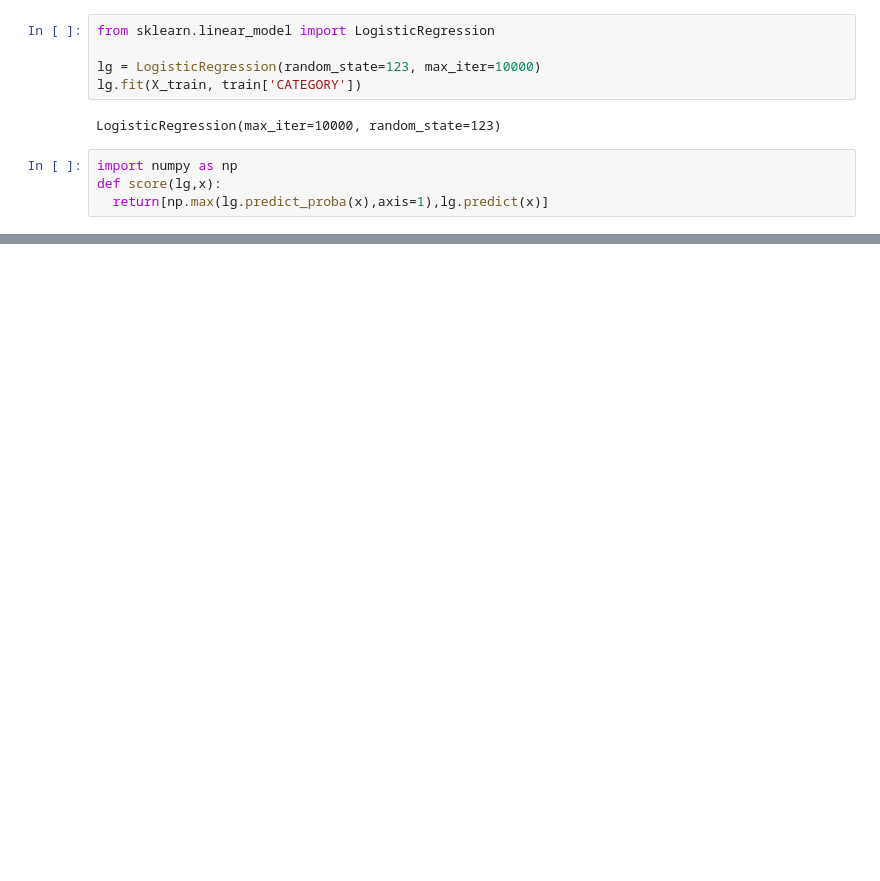
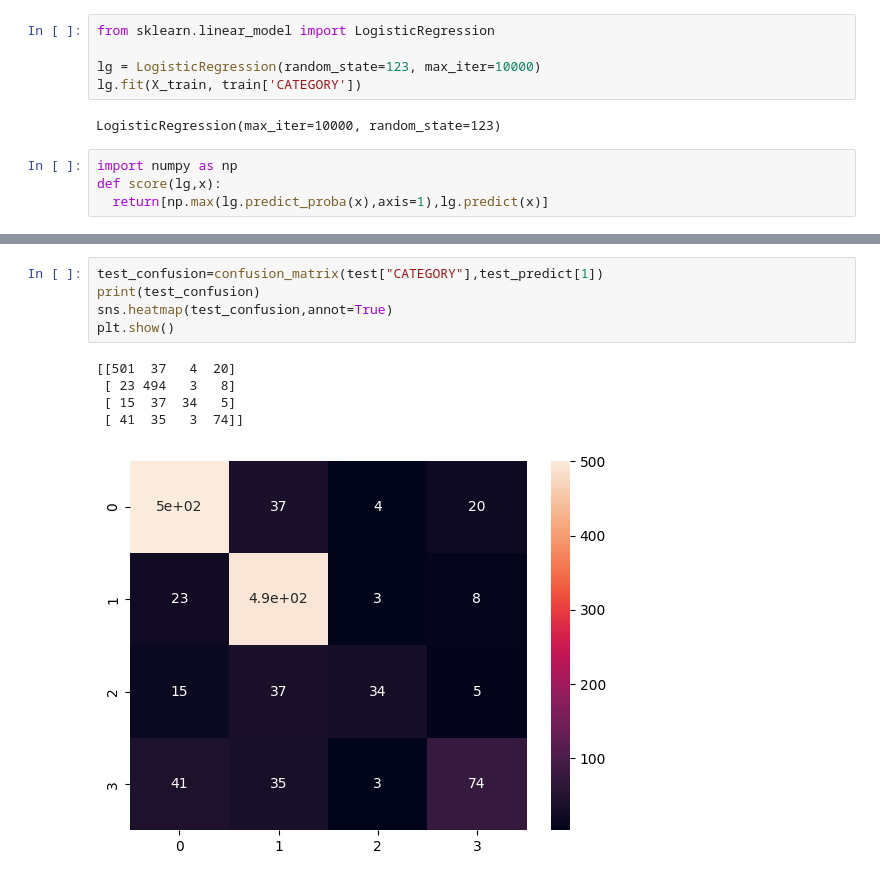
Before and after one commit to m0chi1216/hlab2023-nlp100, a Jupyter notebook: 3.ipynb, the cells around one changed output, grey strips where cells are left out. Saved outputs shown, nothing was run; the diff lists cells and outputs as text; blank space fills up the shorter version.

```diff
--- a/3.ipynb
+++ b/3.ipynb
@@ -200,0 +219,11 @@ print(f"テストデータの正解率={0}.3f",test_accuracy)
+# %%
+test_confusion=confusion_matrix(test["CATEGORY"],test_predict[1])
+print(test_confusion)
+sns.heatmap(test_confusion,annot=True)
+plt.show()
+# %% [output]
+[[501  37   4  20]
+ [ 23 494   3   8]
+ [ 15  37  34   5]
+ [ 41  35   3  74]]
+[figure, added]
```
Also changed, not shown: parts of 28 cells of this notebook.
